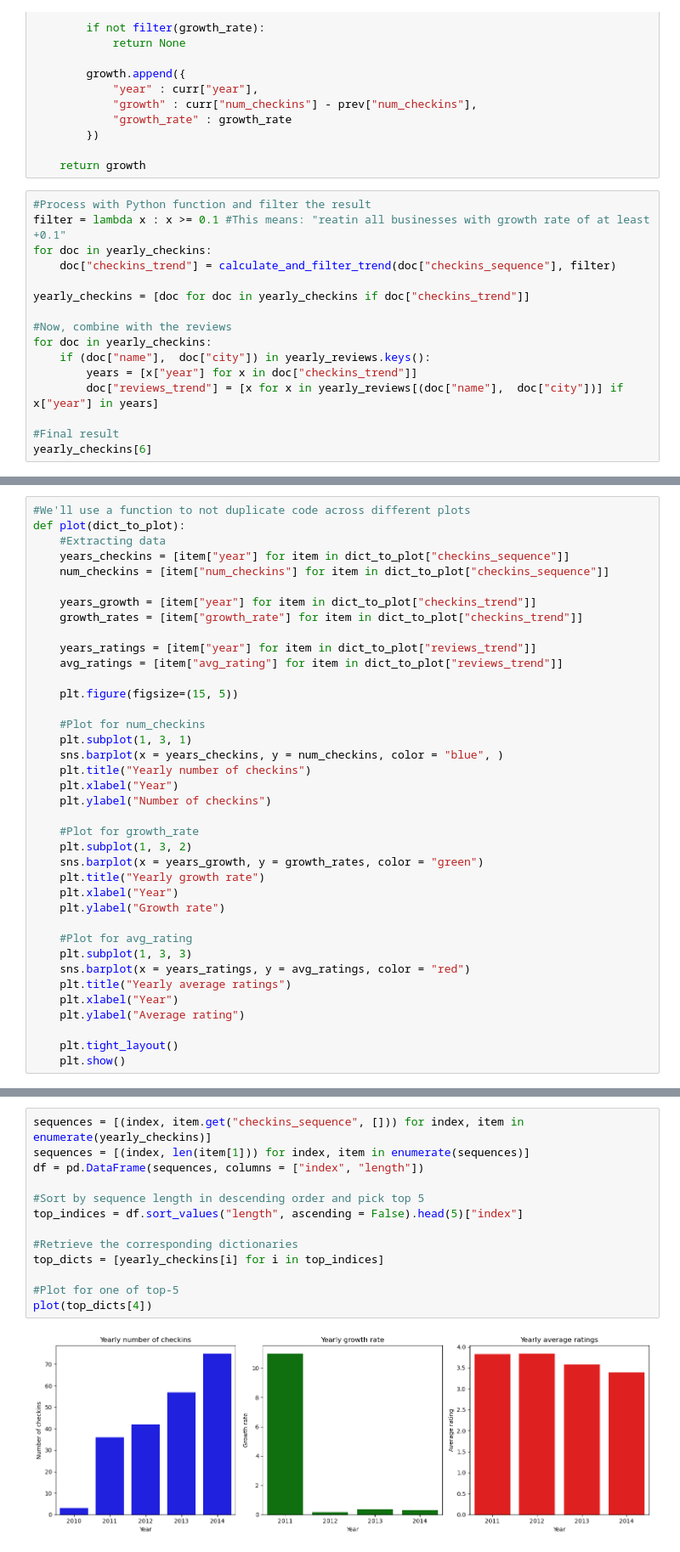
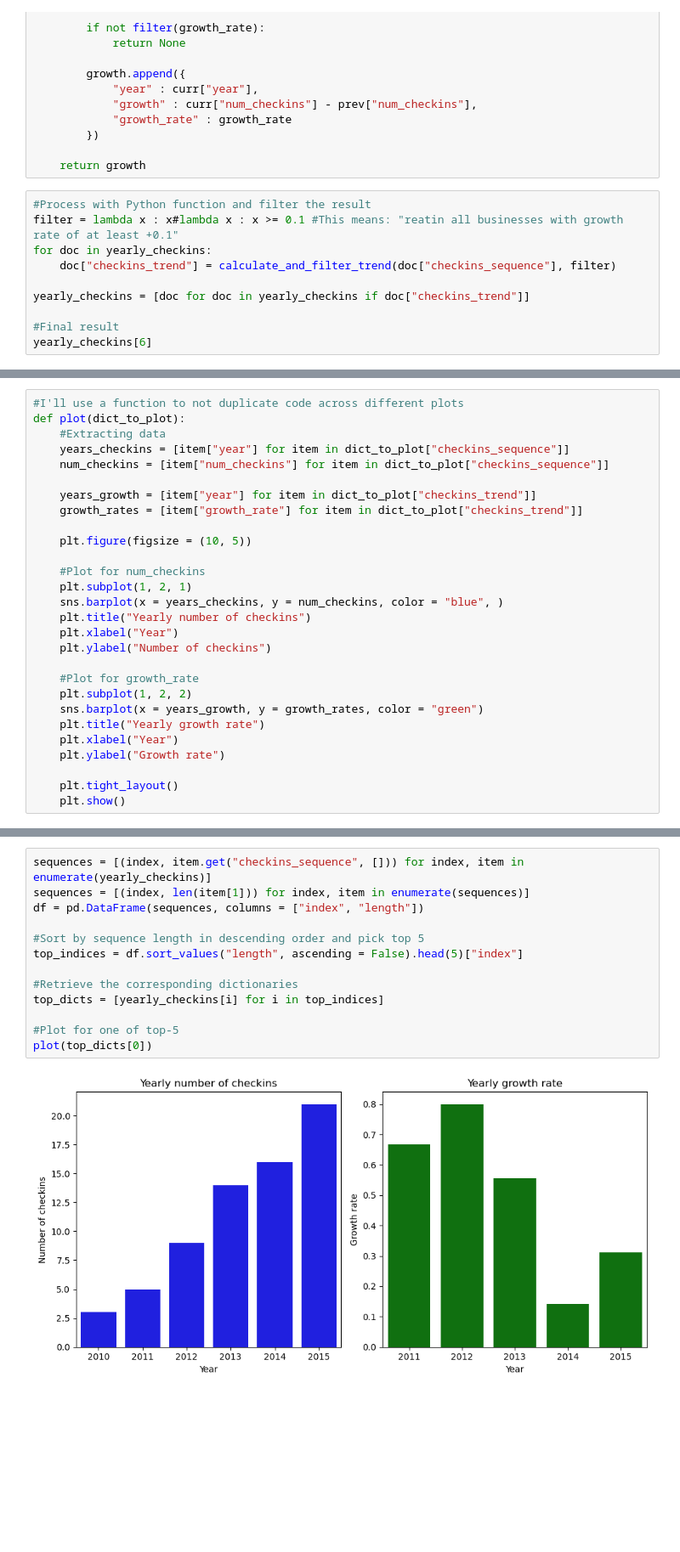
Before and after one commit to Vitali-Matteo/SMBUD-Project, a Jupyter notebook: Queries.ipynb, the cells around one changed output, grey strips where cells are left out. Shown at 85% size. Drawn from its saved outputs; the diff is of its cells as text; blank space fills up the shorter version.

```diff
--- a/Queries.ipynb
+++ b/Queries.ipynb
@@ -1213,18 +1161,12 @@ def calculate_and_filter_trend(sequence, filter):
     return growth
 # %%
 #Process with Python function and filter the result
-filter = lambda x : x >= 0.1 #This means: "reatin all businesses with growth rate of at least +0.1"
+filter = lambda x : x#lambda x : x >= 0.1 #This means: "reatin all businesses with growth rate of at least +0.1"
 for doc in yearly_checkins:
     doc["checkins_trend"] = calculate_and_filter_trend(doc["checkins_sequence"], filter)
 
 yearly_checkins = [doc for doc in yearly_checkins if doc["checkins_trend"]]
 
-#Now, combine with the reviews
-for doc in yearly_checkins:
-    if (doc["name"],  doc["city"]) in yearly_reviews.keys():
-        years = [x["year"] for x in doc["checkins_trend"]]
-        doc["reviews_trend"] = [x for x in yearly_reviews[(doc["name"],  doc["city"])] if x["year"] in years]
-
 #Final result
 yearly_checkins[6]
 # %% [output]
@@ -1245,5 +1184,5 @@ yearly_checkins[6]
 # %%
-#We'll use a function to not duplicate code across different plots
+#I'll use a function to not duplicate code across different plots
 def plot(dict_to_plot):
     #Extracting data
     years_checkins = [item["year"] for item in dict_to_plot["checkins_sequence"]]
@@ -1252,32 +1191,22 @@ def plot(dict_to_plot):
     years_growth = [item["year"] for item in dict_to_plot["checkins_trend"]]
     growth_rates = [item["growth_rate"] for item in dict_to_plot["checkins_trend"]]
 
-    years_ratings = [item["year"] for item in dict_to_plot["reviews_trend"]]
-    avg_ratings = [item["avg_rating"] for item in dict_to_plot["reviews_trend"]]
-
-    plt.figure(figsize=(15, 5))
+    plt.figure(figsize = (10, 5))
 
     #Plot for num_checkins
-    plt.subplot(1, 3, 1)
+    plt.subplot(1, 2, 1)
     sns.barplot(x = years_checkins, y = num_checkins, color = "blue", )
     plt.title("Yearly number of checkins")
     plt.xlabel("Year")
     plt.ylabel("Number of checkins")
 
     #Plot for growth_rate
-    plt.subplot(1, 3, 2)
+    plt.subplot(1, 2, 2)
     sns.barplot(x = years_growth, y = growth_rates, color = "green")
     plt.title("Yearly growth rate")
     plt.xlabel("Year")
     plt.ylabel("Growth rate")
 
-    #Plot for avg_rating
-    plt.subplot(1, 3, 3)
-    sns.barplot(x = years_ratings, y = avg_ratings, color = "red")
-    plt.title("Yearly average ratings")
-    plt.xlabel("Year")
-    plt.ylabel("Average rating")
-
     plt.tight_layout()
     plt.show()
 # %%
@@ -1288,17 +1217,17 @@ plot(dict_to_plot = yearly_checkins[6])
 # %%
 sequences = [(index, item.get("checkins_sequence", [])) for index, item in enumerate(yearly_checkins)]
 sequences = [(index, len(item[1])) for index, item in enumerate(sequences)]
 df = pd.DataFrame(sequences, columns = ["index", "length"])
 
 #Sort by sequence length in descending order and pick top 5
 top_indices = df.sort_values("length", ascending = False).head(5)["index"]
 
 #Retrieve the corresponding dictionaries
 top_dicts = [yearly_checkins[i] for i in top_indices]
 
 #Plot for one of top-5
-plot(top_dicts[4])
+plot(top_dicts[0])
 # %% [output]
-[figure, old version]
+[figure, new version]
 # %% [markdown]
 ##### ***Query 8***
```
Also changed, not shown: parts of 27 cells of this notebook, 29 other files.
